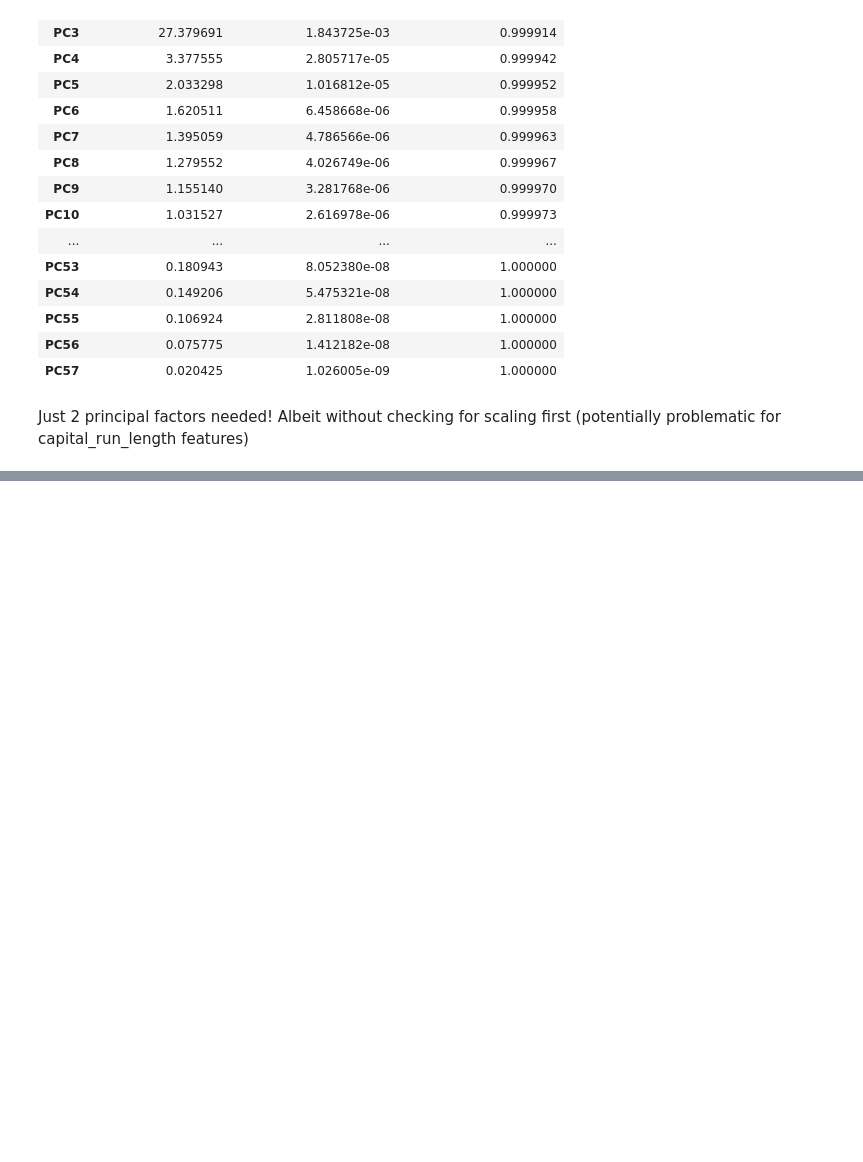
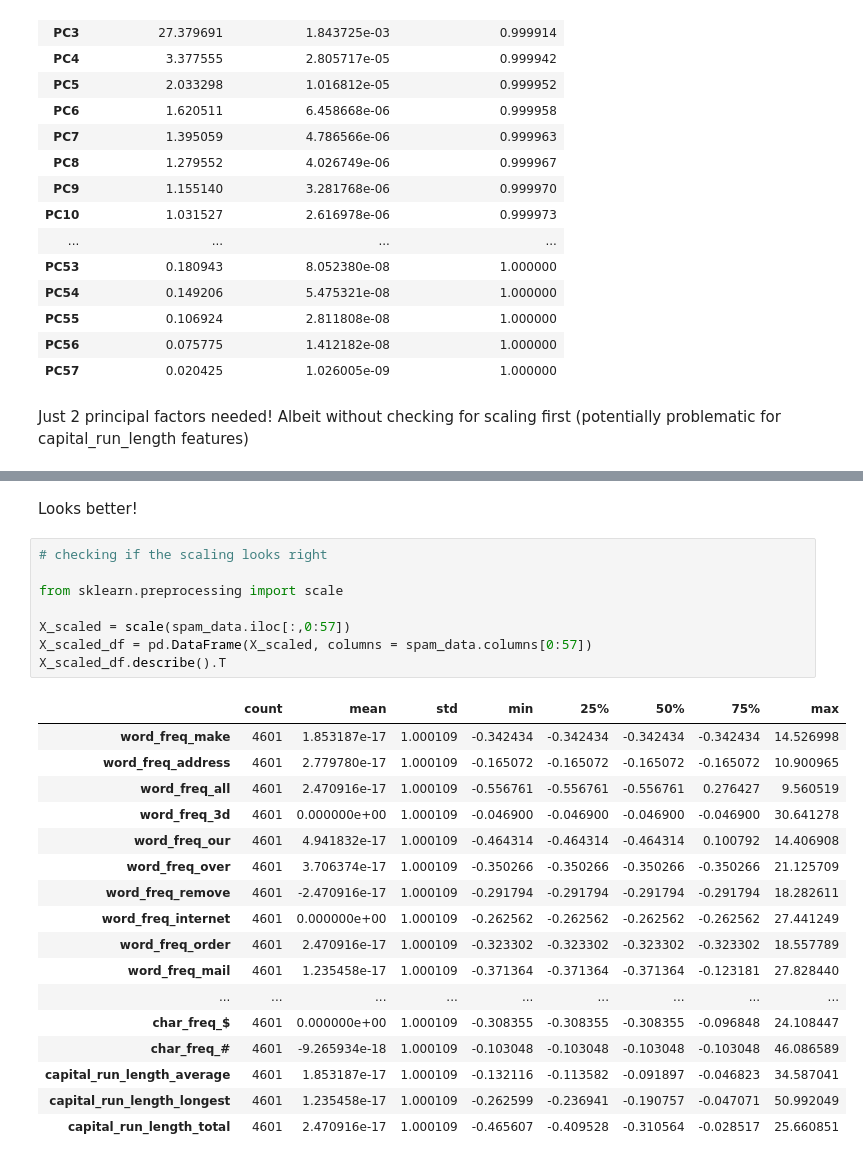
Before and after one commit to selwyth/DAT_SF_12, a Jupyter notebook: Homework/Dat_SF_12-Midterm-Questions_DF.ipynb, the cells around one changed output, grey strips where cells are left out. Cells and saved outputs as stored; diff of their text form; blank space fills up the shorter version.

```diff
--- a/Homework/Dat_SF_12-Midterm-Questions_DF.ipynb
+++ b/Homework/Dat_SF_12-Midterm-Questions_DF.ipynb
@@ -549,0 +568,28 @@ Heavy dimensionality reduction with PCA because word frequency goes together, bu
+# %% [markdown]
+Looks better!
+# %%
+# checking if the scaling looks right
+
+from sklearn.preprocessing import scale
+
+X_scaled = scale(spam_data.iloc[:,0:57])
+X_scaled_df = pd.DataFrame(X_scaled, columns = spam_data.columns[0:57])
+X_scaled_df.describe().T
+# %% [output]
+|  | count | mean | std | min | 25% | 50% | 75% | max |
+| word_freq_make | 4601 | 1.853187e-17 | 1.000109 | -0.342434 | -0.342434 | -0.342434 | -0.342434 | 14.526998 |
+| word_freq_address | 4601 | 2.779780e-17 | 1.000109 | -0.165072 | -0.165072 | -0.165072 | -0.165072 | 10.900965 |
+| word_freq_all | 4601 | 2.470916e-17 | 1.000109 | -0.556761 | -0.556761 | -0.556761 | 0.276427 | 9.560519 |
+| word_freq_3d | 4601 | 0.000000e+00 | 1.000109 | -0.046900 | -0.046900 | -0.046900 | -0.046900 | 30.641278 |
+| word_freq_our | 4601 | 4.941832e-17 | 1.000109 | -0.464314 | -0.464314 | -0.464314 | 0.100792 | 14.406908 |
+| word_freq_over | 4601 | 3.706374e-17 | 1.000109 | -0.350266 | -0.350266 | -0.350266 | -0.350266 | 21.125709 |
+| word_freq_remove | 4601 | -2.470916e-17 | 1.000109 | -0.291794 | -0.291794 | -0.291794 | -0.291794 | 18.282611 |
+| word_freq_internet | 4601 | 0.000000e+00 | 1.000109 | -0.262562 | -0.262562 | -0.262562 | -0.262562 | 27.441249 |
+| word_freq_order | 4601 | 2.470916e-17 | 1.000109 | -0.323302 | -0.323302 | -0.323302 | -0.323302 | 18.557789 |
+| word_freq_mail | 4601 | 1.235458e-17 | 1.000109 | -0.371364 | -0.371364 | -0.371364 | -0.123181 | 27.828440 |
+| ... | ... | ... | ... | ... | ... | ... | ... | ... |
+| char_freq_$ | 4601 | 0.000000e+00 | 1.000109 | -0.308355 | -0.308355 | -0.308355 | -0.096848 | 24.108447 |
+| char_freq_# | 4601 | -9.265934e-18 | 1.000109 | -0.103048 | -0.103048 | -0.103048 | -0.103048 | 46.086589 |
+| capital_run_length_average | 4601 | 1.853187e-17 | 1.000109 | -0.132116 | -0.113582 | -0.091897 | -0.046823 | 34.587041 |
+| capital_run_length_longest | 4601 | 1.235458e-17 | 1.000109 | -0.262599 | -0.236941 | -0.190757 | -0.047071 | 50.992049 |
+| capital_run_length_total | 4601 | 2.470916e-17 | 1.000109 | -0.465607 | -0.409528 | -0.310564 | -0.028517 | 25.660851 |
```
Also changed, not shown: parts of 26 cells of this notebook, 1 other file.
